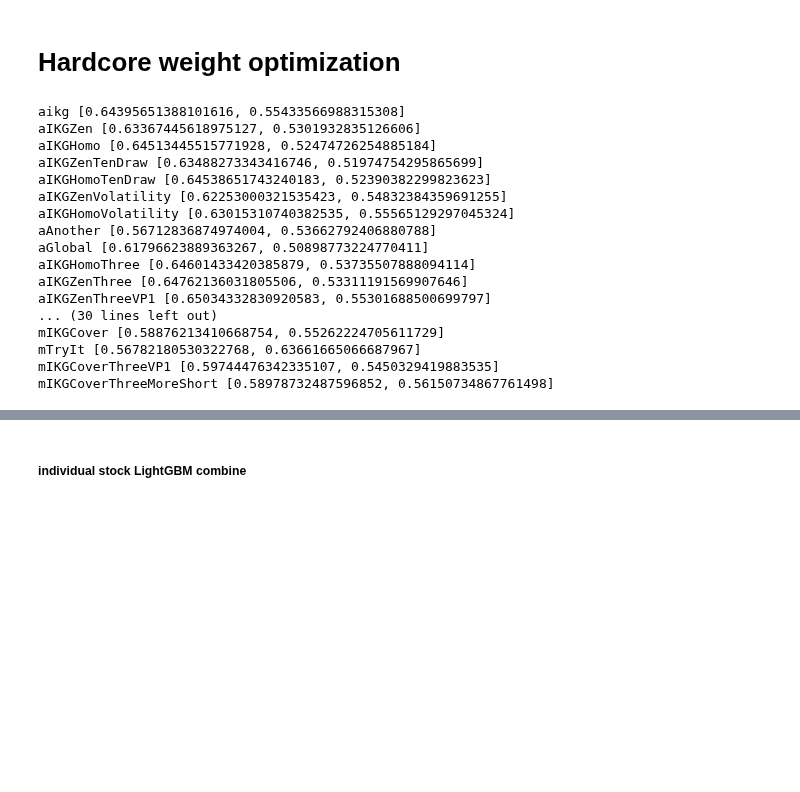
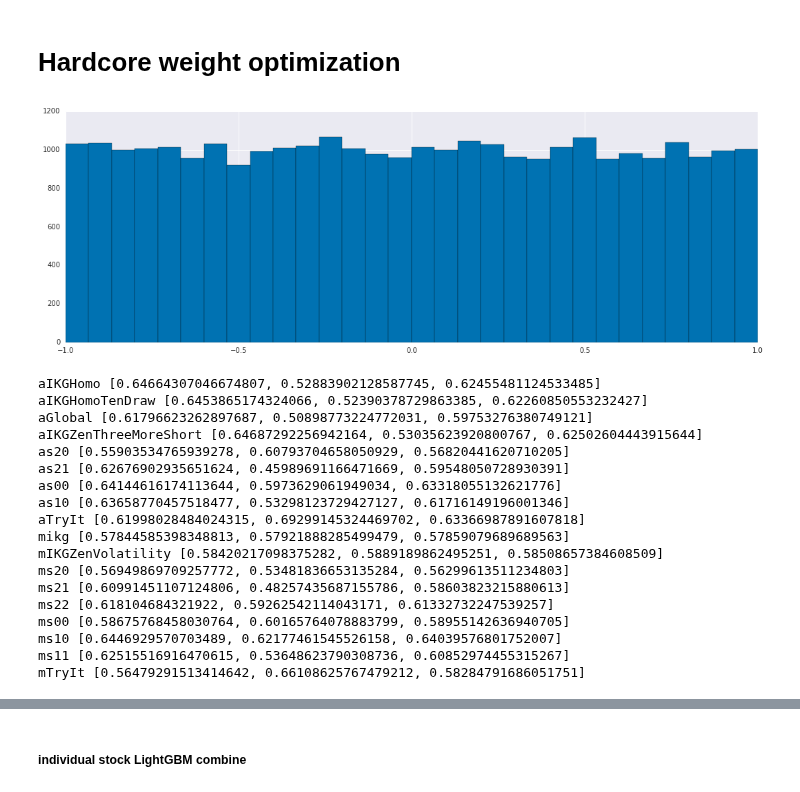
Before and after one commit to yumichael/two-sigma-financial-news, a Jupyter notebook: search/blend.ipynb, the cells around one changed output, grey strips where cells are left out. Cells and saved outputs as stored; diff of their text form; code cells hidden in the pictures; blank space fills up the shorter version.

```diff
--- a/search/blend.ipynb
+++ b/search/blend.ipynb
@@ -348,5 +352,9 @@ plt.scatter(guys[:,0], guys[:,1], s=.3);
 # %% [markdown]
 # Hardcore weight optimization
+# %%
+plt.hist(normal.cdf(np.random.normal(size=30000))*2-1, bins=30);
+# %% [output]
+[figure, added]
 # %%
 check = []
 e = None
@@ -360,25 +368,26 @@ for name in names:
         e[name] = what.trade
 
     what = what.trade
-    check.append([cv(what).mean(), ho(what).mean()])
+    scores = [cv(what).mean(), ho(what).mean()]
+    check.append(scores + [(scores[0]*13+scores[1]*3)/16])
     print(name, check[-1])
-jst_ = [guy[-2] for guy in check]
 jst = [guy[-1] for guy in check]
 # %% [output]
-aikg [0.64395651388101616, 0.55433566988315308]
-aIKGZen [0.63367445618975127, 0.5301932835126606]
-aIKGHomo [0.64513445515771928, 0.52474726254885184]
-aIKGZenTenDraw [0.63488273343416746, 0.51974754295865699]
-aIKGHomoTenDraw [0.64538651743240183, 0.52390382299823623]
-aIKGZenVolatility [0.62253000321535423, 0.54832384359691255]
-aIKGHomoVolatility [0.63015310740382535, 0.55565129297045324]
-aAnother [0.56712836874974004, 0.53662792406880788]
-aGlobal [0.61796623889363267, 0.50898773224770411]
-aIKGHomoThree [0.64601433420385879, 0.53735507888094114]
-aIKGZenThree [0.64762136031805506, 0.53311191569907646]
-aIKGZenThreeVP1 [0.65034332830920583, 0.55301688500699797]
-... (30 lines left out)
-mIKGCover [0.58876213410668754, 0.55262224705611729]
-mTryIt [0.56782180530322768, 0.63661665066687967]
-mIKGCoverThreeVP1 [0.59744476342335107, 0.5450329419883535]
-mIKGCoverThreeMoreShort [0.58978732487596852, 0.56150734867761498]
+aIKGHomo [0.64664307046674807, 0.52883902128587745, 0.62455481124533485]
+aIKGHomoTenDraw [0.6453865174324066, 0.52390378729863385, 0.62260850553232427]
+aGlobal [0.61796623262897687, 0.50898773224772031, 0.59753276380749121]
+aIKGZenThreeMoreShort [0.64687292256942164, 0.53035623920800767, 0.62502604443915644]
+as20 [0.55903534765939278, 0.60793704658050929, 0.56820441620710205]
+as21 [0.62676902935651624, 0.45989691166471669, 0.59548050728930391]
+as00 [0.64144616174113644, 0.5973629061949034, 0.63318055132621776]
+as10 [0.63658770457518477, 0.53298123729427127, 0.61716149196001346]
+aTryIt [0.61998028484024315, 0.69299145324469702, 0.63366987891607818]
+mikg [0.57844585398348813, 0.57921888285499479, 0.57859079689689563]
+mIKGZenVolatility [0.58420217098375282, 0.5889189862495251, 0.58508657384608509]
+ms20 [0.56949869709257772, 0.53481836653135284, 0.56299613511234803]
+ms21 [0.60991451107124806, 0.48257435687155786, 0.58603823215880613]
+ms22 [0.618104684321922, 0.59262542114043171, 0.61332732247539257]
+ms00 [0.58675768458030764, 0.60165764078883799, 0.58955142636940705]
+ms10 [0.6446929570703489, 0.62177461545526158, 0.64039576801752007]
+ms11 [0.62515516916470615, 0.53648623790308736, 0.60852974455315267]
+mTryIt [0.56479291513414642, 0.66108625767479212, 0.58284791686051751]
```
Also changed, not shown: parts of 23 cells of this notebook.
